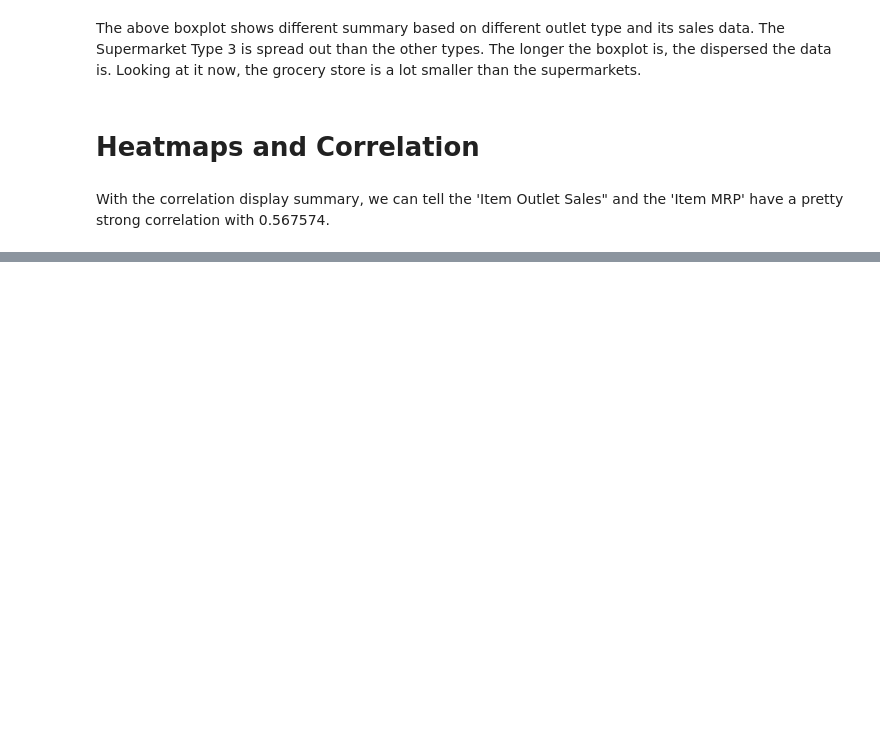
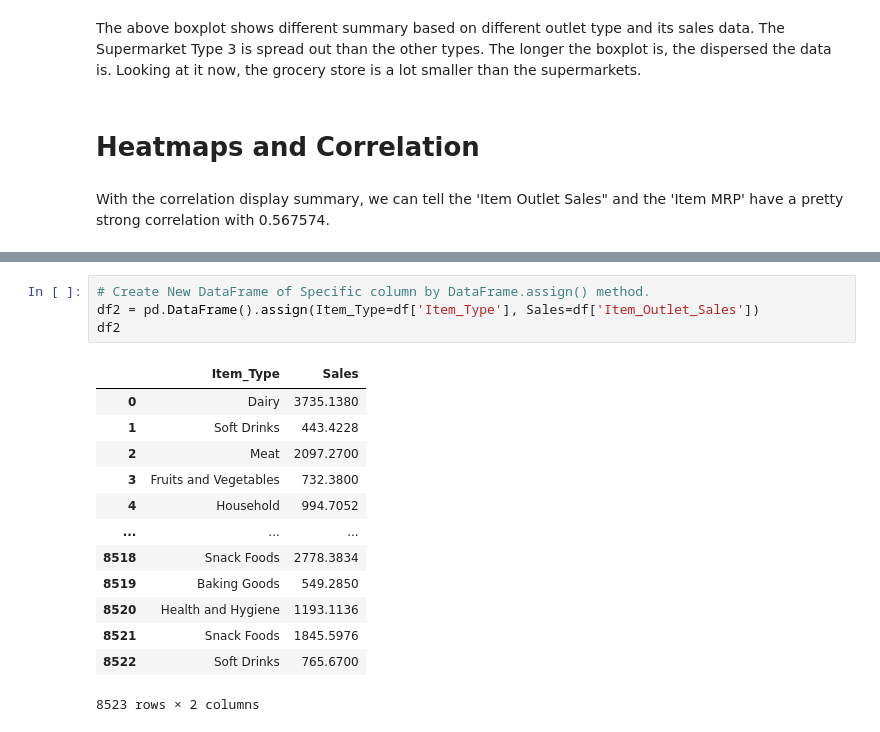
Before and after one commit to rimchristian/sales-prediction, a Jupyter notebook: Sales_Prediction.ipynb, the cells around one changed output, grey strips where cells are left out. Drawn from its saved outputs; the diff is of its cells as text; blank space fills up the shorter version.

```diff
--- a/Sales_Prediction.ipynb
+++ b/Sales_Prediction.ipynb
@@ -341,0 +445,18 @@ plt.show()
+# %%
+# Create New DataFrame of Specific column by DataFrame.assign() method.
+df2 = pd.DataFrame().assign(Item_Type=df['Item_Type'], Sales=df['Item_Outlet_Sales'])
+df2
+# %% [output]
+|  | Item_Type | Sales |
+| 0 | Dairy | 3735.1380 |
+| 1 | Soft Drinks | 443.4228 |
+| 2 | Meat | 2097.2700 |
+| 3 | Fruits and Vegetables | 732.3800 |
+| 4 | Household | 994.7052 |
+| ... | ... | ... |
+| 8518 | Snack Foods | 2778.3834 |
+| 8519 | Baking Goods | 549.2850 |
+| 8520 | Health and Hygiene | 1193.1136 |
+| 8521 | Snack Foods | 1845.5976 |
+| 8522 | Soft Drinks | 765.6700 |
+8523 rows × 2 columns
```
Also changed, not shown: parts of 19 cells of this notebook.
